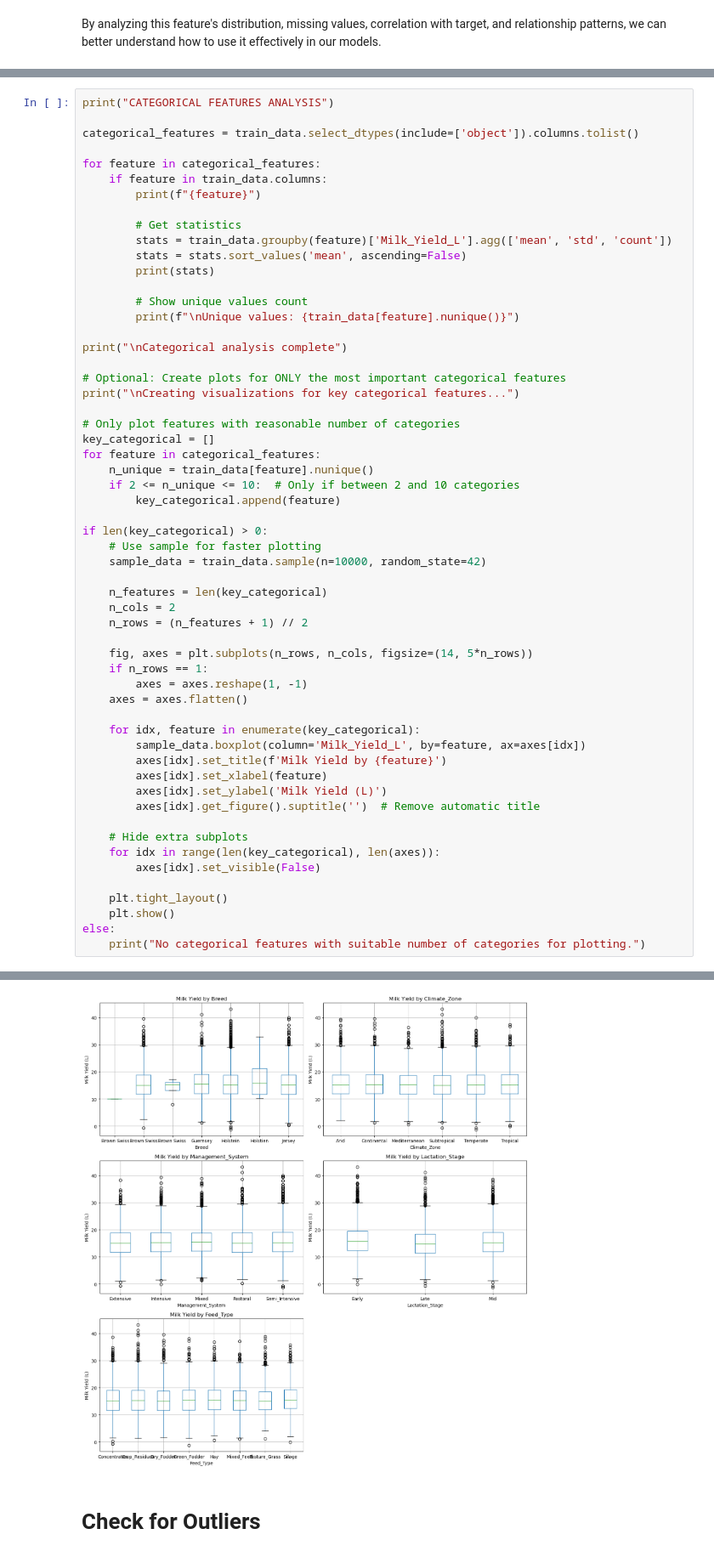
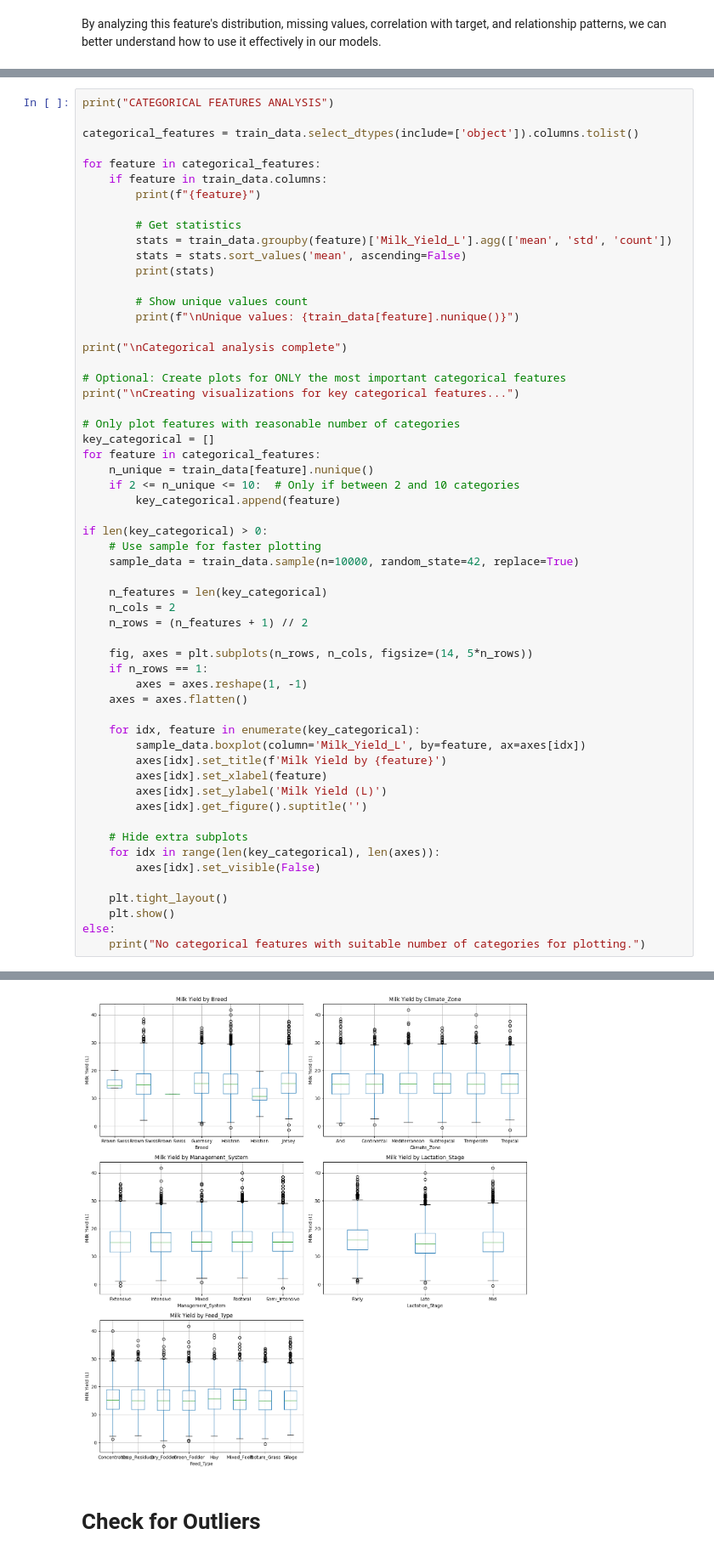
Before and after one commit to CarlosOlvera05/ML-Project-Cow-Milk, a Jupyter notebook: MLProject.ipynb, the cells around one changed output, grey strips where cells are left out. Shown at 85% size. Cells and saved outputs as stored; diff of their text form.

```diff
--- a/MLProject.ipynb
+++ b/MLProject.ipynb
@@ -351,7 +387,7 @@ for feature in categorical_features:
 
 if len(key_categorical) > 0:
     # Use sample for faster plotting
-    sample_data = train_data.sample(n=10000, random_state=42)
+    sample_data = train_data.sample(n=10000, random_state=42, replace=True)
 
     n_features = len(key_categorical)
     n_cols = 2
@@ -367,35 +403,35 @@ if len(key_categorical) > 0:
         axes[idx].set_title(f'Milk Yield by {feature}')
         axes[idx].set_xlabel(feature)
         axes[idx].set_ylabel('Milk Yield (L)')
-        axes[idx].get_figure().suptitle('')  # Remove automatic title
+        axes[idx].get_figure().suptitle('')
 
     # Hide extra subplots
     for idx in range(len(key_categorical), len(axes)):
         axes[idx].set_visible(False)
 
     plt.tight_layout()
     plt.show()
 else:
     print("No categorical features with suitable number of categories for plotting.")
 # %% [output]
 CATEGORICAL FEATURES ANALYSIS
 Cattle_ID
                     mean  std  count
 Cattle_ID
 CATTLE_150032  44.555285  NaN      1
 CATTLE_193450  44.536204  NaN      1
 CATTLE_224494  44.500375  NaN      1
 CATTLE_164202  44.219211  NaN      1
 CATTLE_045989  43.974357  NaN      1
 ...                  ...  ...    ...
 CATTLE_027345  -3.827216  NaN      1
 CATTLE_047042  -4.216326  NaN      1
 ... (97 lines left out)
 
 Categorical analysis complete
 
 Creating visualizations for key categorical features...
-[figure, old version]
+[figure, new version]
 # %% [markdown]
 # Check for Outliers
 # %%
```
Also changed, not shown: parts of 24 cells of this notebook.
